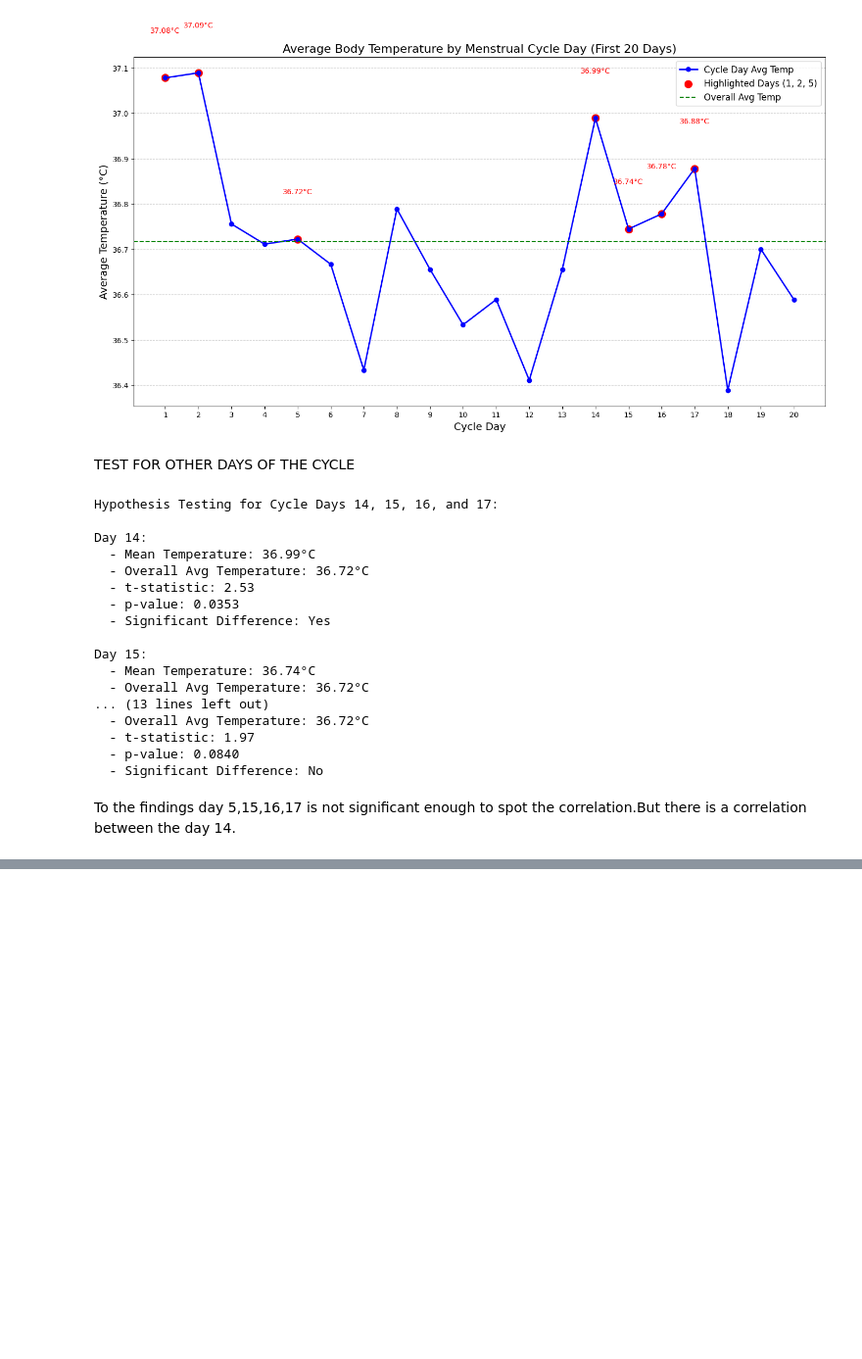
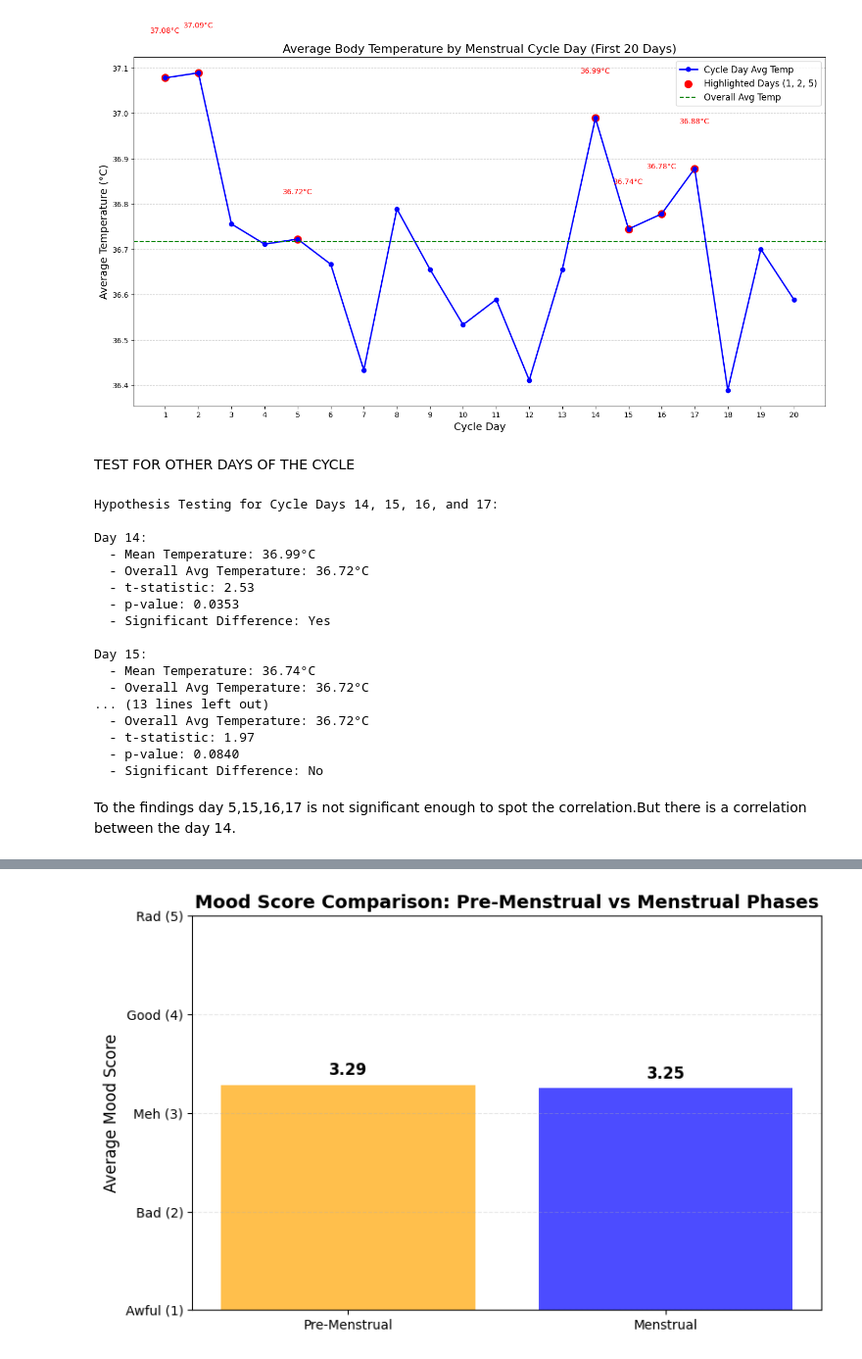
Before and after one commit to ipekaksoy/DSA210_project_ipek, a Jupyter notebook: hypothesistesting_findings.ipynb, the cells around one changed output, grey strips where cells are left out. Shown at 98% size. Drawn from its saved outputs; the diff is of its cells as text; code cells hidden in the pictures; blank space fills up the shorter version.

```diff
--- a/hypothesistesting_findings.ipynb
+++ b/hypothesistesting_findings.ipynb
@@ -578,0 +853,94 @@ To the findings day 5,15,16,17 is not significant enough to spot the correlation
+# %%
+import pandas as pd
+import matplotlib.pyplot as plt
+from datetime import timedelta
+import os
+
+# Define menstrual cycle start dates
+menstrual_cycles = {
+    "2024-09-27": 5,  # Start date and duration of the cycle in days
+    "2024-10-28": 4,
+    "2024-11-23": 7,
+}
+
+# Standardize menstrual cycle dates
+menstrual_cycles = {pd.to_datetime(date).date(): duration for date, duration in menstrual_cycles.items()}
+
+# Function to calculate pre-menstrual and menstrual phase
+def get_cycle_phase(date, menstrual_cycles):
+    date = pd.to_datetime(date).date()
+    for start_date, duration in menstrual_cycles.items():
+        start_date = pd.to_datetime(start_date).date()
+        pre_start_date = start_date - timedelta(days=3)  # 3 days before the cycle starts
+        end_date = start_date + timedelta(days=duration - 1)
+        if pre_start_date <= date < start_date:
+            return "pre-menstrual"
+        elif start_date <= date <= end_date:
+            return "menstrual"
+    return None
+
+# Main function to process mood data, calculate averages, and visualize
+def analyze_and_visualize_pre_menstrual_and_menstrual(mood_data_path):
+    try:
+        # Check if the file exists
+        if not os.path.exists(mood_data_path):
+            print(f"Error: The file at '{mood_data_path}' does not exist.")
+            return
+
+        # Load the mood data
+        df = pd.read_csv(mood_data_path)
+        print(f"Successfully loaded data from: {mood_data_path}")
+
+        # Map mood descriptions to numeric scores
+        mood_map = {"awful": 1, "bad": 2, "meh": 3, "good": 4, "rad": 5}
+        df["mood_score"] = df["mood"].map(mood_map)
+
+        # Ensure dates are in datetime format
+        df["full_date"] = pd.to_datetime(df["full_date"], errors="coerce")
+        df = df.dropna(subset=["full_date"])  # Drop rows with invalid dates
+
+        # Add cycle phase column
+        df["cycle_phase"] = df["full_date"].apply(lambda x: get_cycle_phase(x, menstrual_cycles))
+
+        # Filter pre-menstrual and menstrual data
+        pre_menstrual_data = df[df["cycle_phase"] == "pre-menstrual"]
+        menstrual_data = df[df["cycle_phase"] == "menstrual"]
+
+        # Calculate averages
+        pre_menstrual_avg = pre_menstrual_data["mood_score"].mean()
+        menstrual_avg = menstrual_data["mood_score"].mean()
+
+        # Print averages
+        print(f"Pre-Menstrual Average Mood Score: {pre_menstrual_avg:.2f}")
+        print(f"Menstrual Average Mood Score: {menstrual_avg:.2f}")
+
+        # Visualization
+        phases = ["Pre-Menstrual", "Menstrual"]
+        averages = [pre_menstrual_avg, menstrual_avg]
+
+        plt.figure(figsize=(8, 5))
+        plt.bar(phases, averages, color=["orange", "blue"], alpha=0.7)
+        plt.ylabel("Average Mood Score", fontsize=12)
+        plt.ylim(1, 5)
+        plt.title("Mood Score Comparison: Pre-Menstrual vs Menstrual Phases", fontsize=14, fontweight="bold")
+        plt.xticks(fontsize=10)
+        plt.yticks(range(1, 6), ["Awful (1)", "Bad (2)", "Meh (3)", "Good (4)", "Rad (5)"], fontsize=10)
+
+        # Add annotations for clarity
+        for i, avg in enumerate(averages):
+            plt.text(i, avg + 0.1, f"{avg:.2f}", ha="center", fontsize=12, fontweight="bold")
+
+        # Show the plot
+        plt.tight_layout()
+        plt.grid(alpha=0.3, linestyle="--", axis="y")
+        plt.show()
+
+    except Exception as e:
+        print(f"An error occurred: {e}")
+
+# Specify the path to your mood data
+mood_data_path ="/Users/ipekaksoy/Desktop/DSA210_project_ipek/data/dailymooddata.csv" # Replace with your actual file path
+
+# Run the analysis and visualization
+analyze_and_visualize_pre_menstrual_and_menstrual(mood_data_path)
+# %% [output]
@@ -578,0 +950 @@ To the findings day 5,15,16,17 is not significant enough to spot the correlation
+[figure, added]
```
Also changed, not shown: parts of 15 cells of this notebook.
